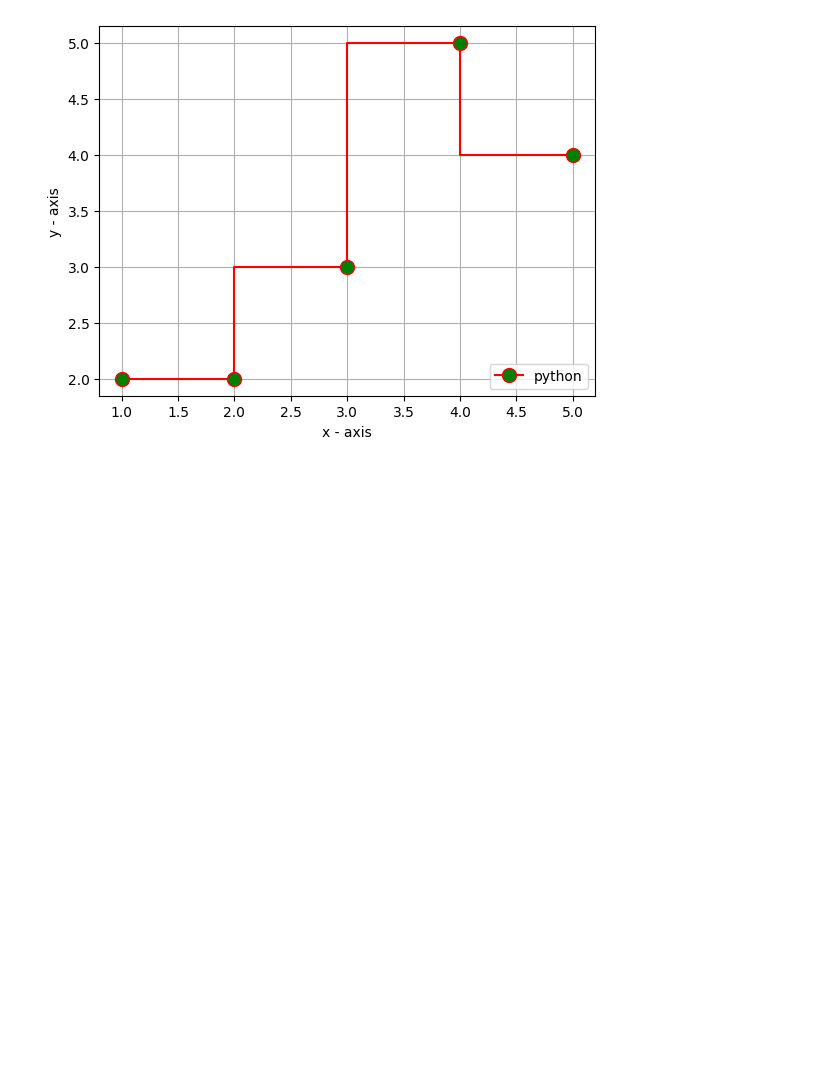
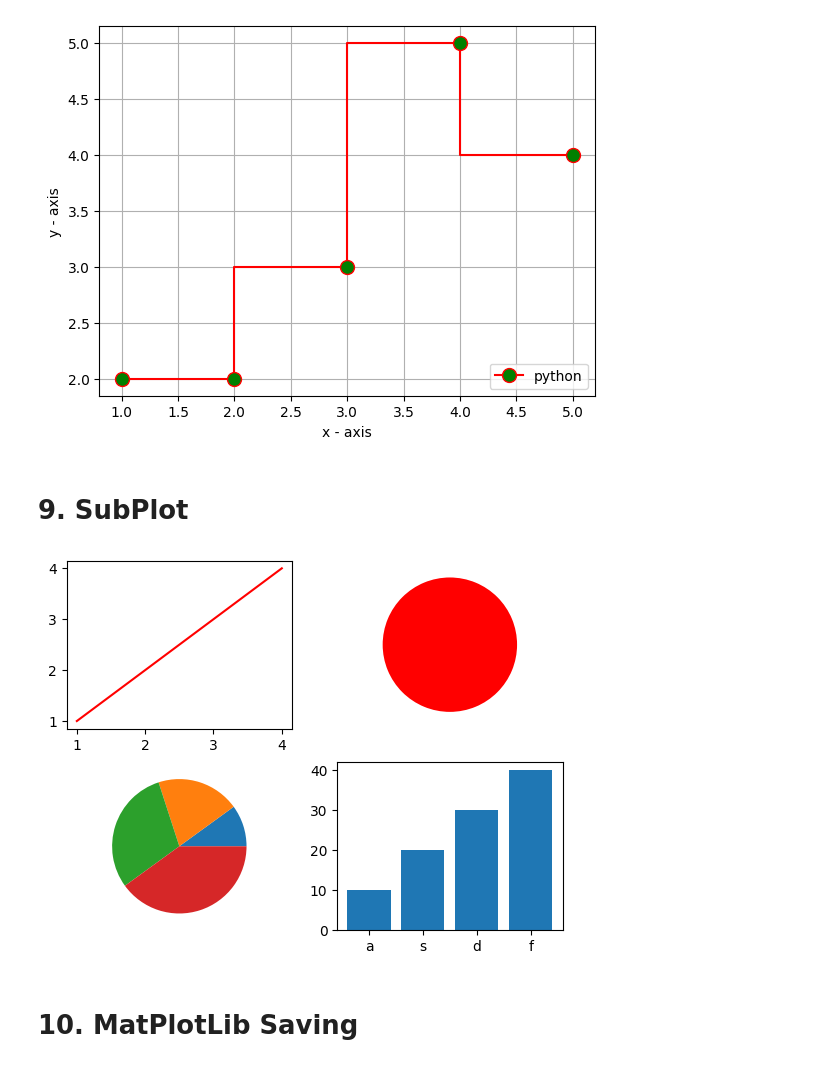
Before and after one commit to lukhi-laksh/Python-MatPlotLib, a Jupyter notebook: Advance.ipynb, the cells around one changed output. Saved outputs shown, nothing was run; the diff lists cells and outputs as text; code cells hidden in the pictures; blank space fills up the shorter version.

```diff
--- a/Advance.ipynb
+++ b/Advance.ipynb
@@ -315,3 +316,30 @@ plt.legend(loc = 4)
 plt.show()
 # %% [output]
 [figure]
+# %% [markdown]
+# 9. SubPlot
+# %%
+import matplotlib.pyplot as plt
+
+x = [1, 2, 3, 4]
+y = [1, 2, 3, 4]
+plt.subplot(2, 2, 1)
+plt.plot(x, y, color="r")
+
+plt.subplot(2, 2, 2)
+plt.pie([1], colors="r")
+
+x1 = [10, 20, 30, 40]
+plt.subplot(2, 2, 3)
+plt.pie(x1)
+
+x2 = ["a", "s", "d", "f"]
+y2 = [10, 20, 30, 40]
+plt.subplot(2, 2, 4)
+plt.bar(x2, y2)
+
+plt.show()
+# %% [output]
+[figure, added]
+# %% [markdown]
+# 10. MatPlotLib Saving
```
Also changed, not shown: parts of 6 cells of this notebook, 4 other files.
